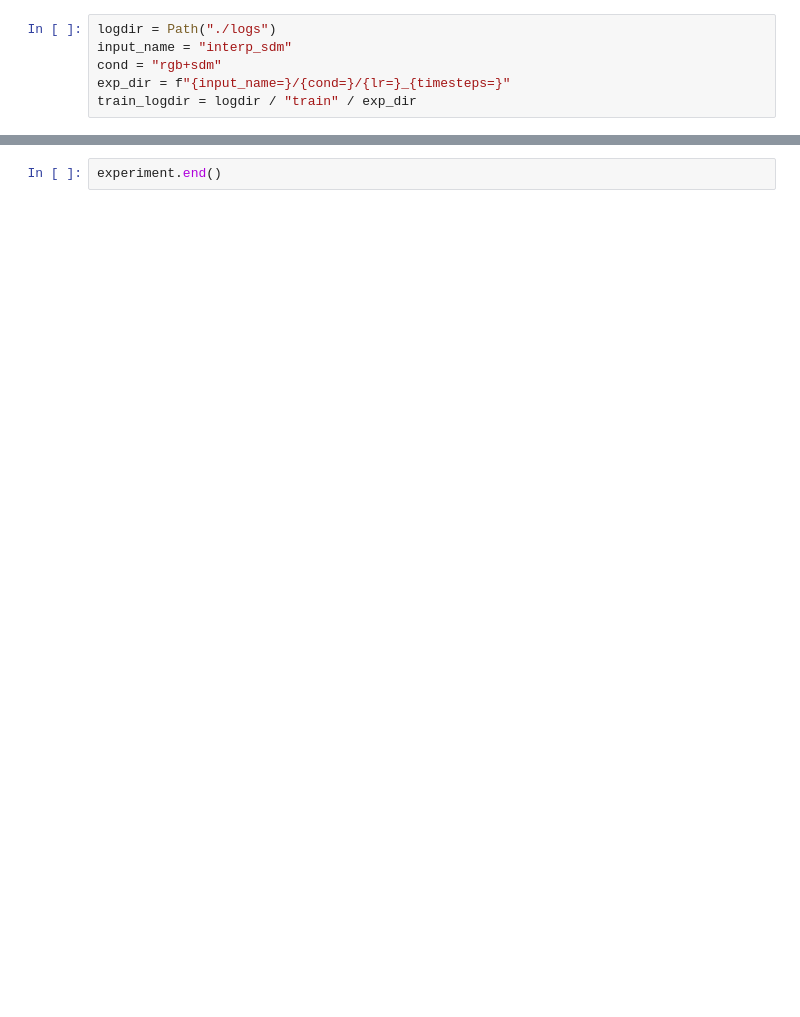
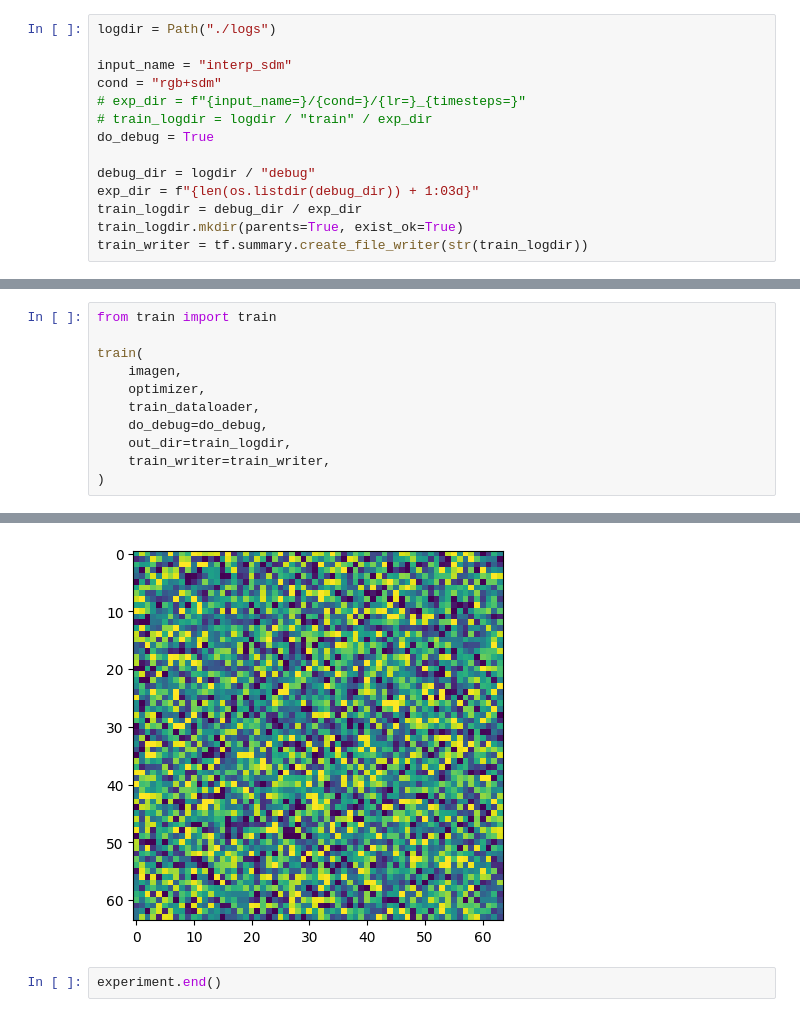
Before and after one commit to kirilllzaitsev/depth_completion_with_diffusion, a Jupyter notebook: rsl_depth_completion/conditional_diffusion/isdm_cond_rgb_and_sdm.ipynb, the cells around one changed output, grey strips where cells are left out. Drawn from its saved outputs; the diff is of its cells as text; blank space fills up the shorter version.

```diff
--- a/rsl_depth_completion/conditional_diffusion/isdm_cond_rgb_and_sdm.ipynb
+++ b/rsl_depth_completion/conditional_diffusion/isdm_cond_rgb_and_sdm.ipynb
@@ -265,6 +77,14 @@ experiment.log_parameters({f"unet_base_{k}": v for k, v in unet_base_params.item
 # %%
 logdir = Path("./logs")
+
 input_name = "interp_sdm"
 cond = "rgb+sdm"
-exp_dir = f"{input_name=}/{cond=}/{lr=}_{timesteps=}"
-train_logdir = logdir / "train" / exp_dir
+# exp_dir = f"{input_name=}/{cond=}/{lr=}_{timesteps=}"
+# train_logdir = logdir / "train" / exp_dir
+do_debug = True
+
+debug_dir = logdir / "debug"
+exp_dir = f"{len(os.listdir(debug_dir)) + 1:03d}"
+train_logdir = debug_dir / exp_dir
+train_logdir.mkdir(parents=True, exist_ok=True)
+train_writer = tf.summary.create_file_writer(str(train_logdir))
@@ -385,0 +91,12 @@ PYTORCH_CUDA_ALLOC_CONF
+# %%
+from train import train
+
+train(
+    imagen,
+    optimizer,
+    train_dataloader,
+    do_debug=do_debug,
+    out_dir=train_logdir,
+    train_writer=train_writer,
+)
+# %% [output]
@@ -386,2 +104,3 @@ PYTORCH_CUDA_ALLOC_CONF
+[figure, added]
 # %%
 experiment.end()
```
Also changed, not shown: parts of 18 cells of this notebook.
